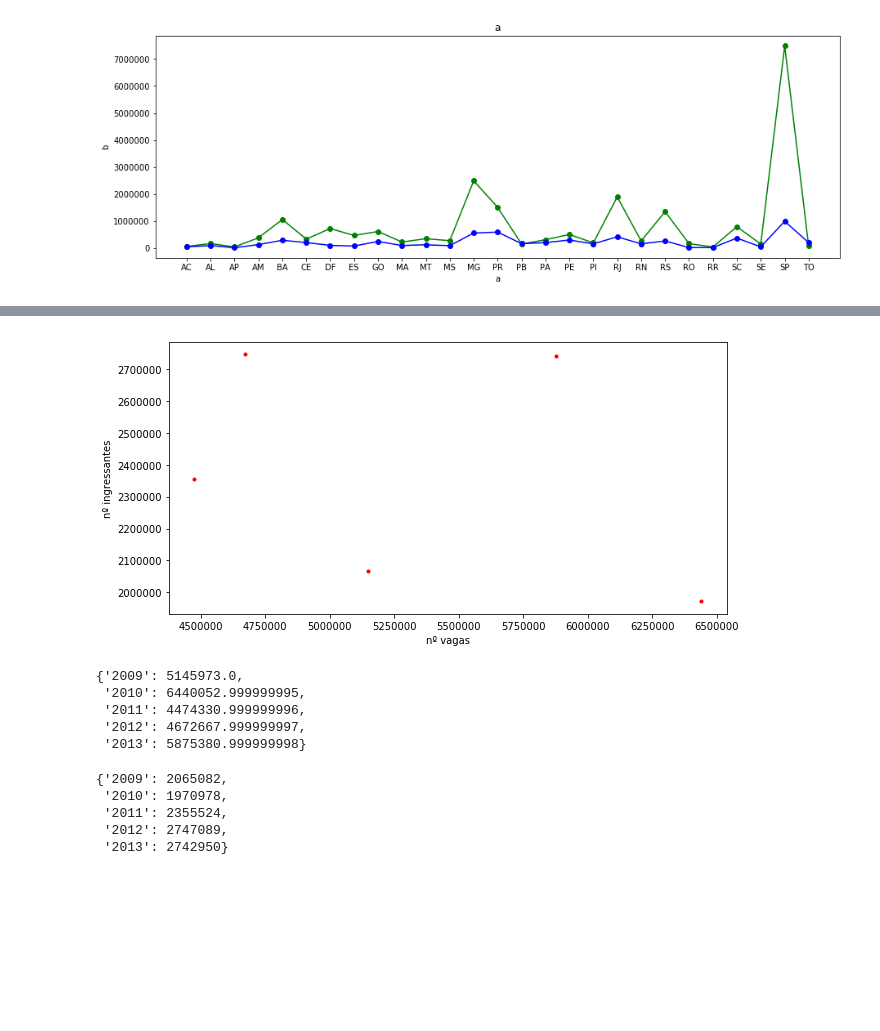
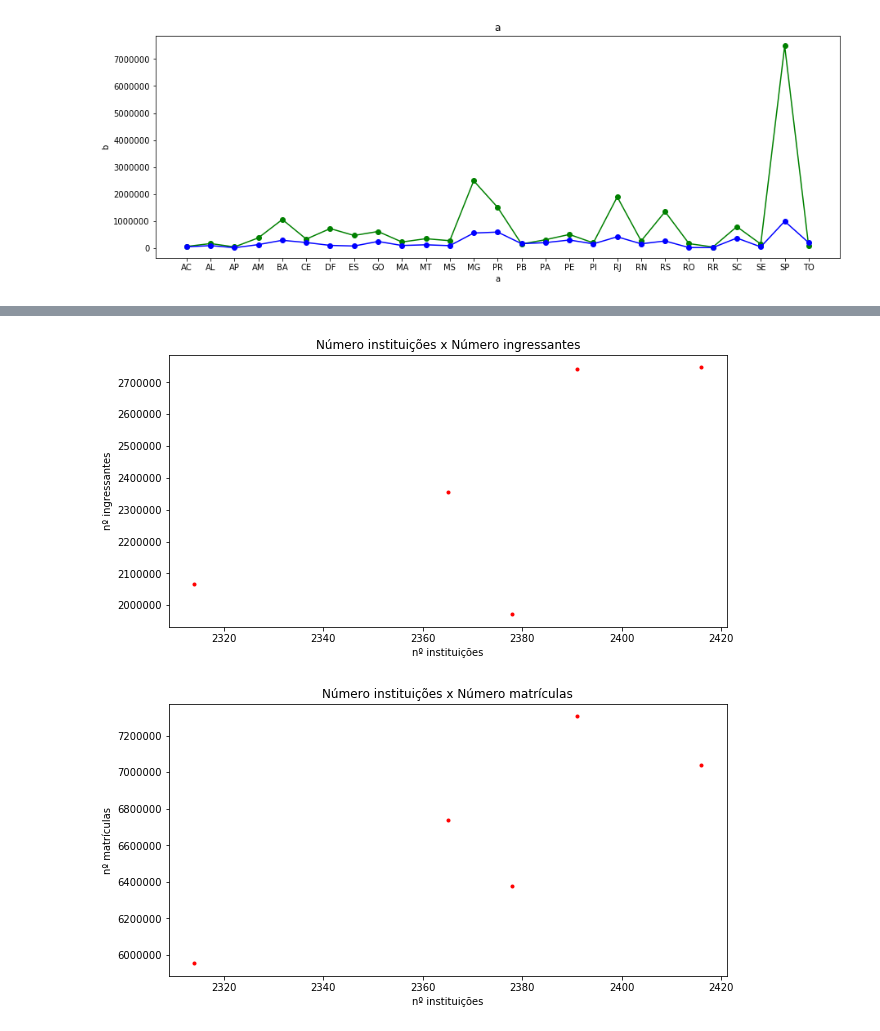
Before and after one commit to sarahraquel/learning_analytics, a Jupyter notebook: INEP.ipynb, the cells around one changed output, grey strips where cells are left out. Saved outputs shown, nothing was run; the diff lists cells and outputs as text; code cells hidden in the pictures; blank space fills up the shorter version.

Commit message:
Gráficos de dispersao feitos, com a explicação

```diff
--- a/INEP.ipynb
+++ b/INEP.ipynb
@@ -62,16 +67,20 @@ def get_median(array):
 def get_mode(array):
     return np.bincount(array).argmax()
 
-def plota_barra_linha(title, x, y, z, xlabel, ylabel):
+def plota_barra_linha(title, x, y, z, xticks, xlabel, ylabel):
+    plt.figure(figsize=(15,5))
     plt.xlabel(xlabel)
     plt.ylabel(ylabel)
     plt.title(title)
     plt.bar(x, y, color="black", align='center')
     plt.plot(x, z, color="green", marker='o', linestyle='--', linewidth=2)
+    if (xticks != None):
+        plt.xticks(x,xticks)
     plt.show()
 
 def plota_grafico_dispersao(titulo, x, y, xlabel, ylabel):
     plt.figure(figsize=(10,5))
+    plt.title(titulo)
     plt.plot(x,y,'r.',label=titulo)
     plt.xlabel(xlabel)
     plt.ylabel(ylabel)
@@ -84,6 +93,8 @@ import unicodecsv
 ingressantes_filename = 'dados/ingressantes.dll'
 concluintes_filename = 'dados/concluintes.dll'
 vagas_filename = 'dados/vagas_por_ano.csv'
+instituicoes_filename = 'dados/instituicoes.dll'
+matriculas_filename = 'dados/matriculas.dll'
 
 def read_csv(filename):
     with open(filename, 'rb') as f:
@@ -93,6 +104,8 @@ def read_csv(filename):
 ingressantes = read_csv(ingressantes_filename)
 concluintes = read_csv(concluintes_filename)
 vagas = read_csv(vagas_filename)
+instituicoes = read_csv(instituicoes_filename)
+matriculas = read_csv(matriculas_filename)
 # %%
 # Organizando os dados
 
@@ -117,6 +130,13 @@ for i in ingressantes:
     del i['\ufeffAno Censo']
     del i['Id Categoria Administrativa']
 
+for inst in instituicoes:
+    inst['Ano Censo'] = inst['\ufeffAno Censo']
+    inst['Número de Instituições de Educação Superior'] = int(inst['Número de Instituições de Educação Superior'])
+
+for mat in matriculas:
+    mat['Ano Censo'] = mat['\ufeffAno Censo']
+    mat['Número de Vínculos de Alunos'] = int(mat['Número de Vínculos de Alunos'])
 
 estados = []
 for concluinte in concluintes:
@@ -197,11 +219,15 @@ anos.sort()
 concluintes_por_ano = {}
 ingressantes_por_ano = {}
 vagas_por_ano = {}
+instituicoes_por_ano = {}
+matriculas_por_ano = {}
 
 for a in anos:
     concluintes_por_ano[a] = 0
     ingressantes_por_ano[a] = 0
     vagas_por_ano[a] = 0
+    instituicoes_por_ano[a] = 0
+    matriculas_por_ano[a] = 0
 
 for concluinte in concluintes:
     ano = concluinte['Ano Censo']
@@ -215,5 +241,10 @@ for vaga in vagas:
     ano = vaga['Ano Censo']
     vagas_por_ano[ano] += float(vaga['Número de Vagas Oferecidas'].replace(",","."))
 
+for inst in instituicoes:
+    ano = inst['Ano Censo']
+    instituicoes_por_ano[ano] += inst['Número de Instituições de Educação Superior']
 
-vagas_por_ano
+for mat in matriculas:
+    ano = mat['Ano Censo']
+    matriculas_por_ano[ano] += mat['Número de Vínculos de Alunos']
@@ -228,20 +255,6 @@ vagas_por_ano
 # %%
-plota_grafico_dispersao("Número vagas x Número ingressantes", list(vagas_por_ano.values()), list(ingressantes_por_ano.values()), "nº vagas", "nº ingressantes")
+plota_grafico_dispersao("Número instituições x Número ingressantes", list(instituicoes_por_ano.values()), list(ingressantes_por_ano.values()), "nº instituições", "nº ingressantes")
+plota_grafico_dispersao("Número instituições x Número matrículas", list(instituicoes_por_ano.values()), list(matriculas_por_ano.values()), "nº instituições", "nº matrículas")
 # %% [output]
-[figure, old version]
+[figure, new version]
+[figure, added]
-# %%
-vagas_por_ano
-# %% [output]
-{'2009': 5145973.0,
- '2010': 6440052.999999995,
- '2011': 4474330.999999996,
- '2012': 4672667.999999997,
- '2013': 5875380.999999998}
-# %%
-ingressantes_por_ano
-# %% [output]
-{'2009': 2065082,
- '2010': 1970978,
- '2011': 2355524,
- '2012': 2747089,
- '2013': 2742950}
```
Also changed, not shown: parts of 4 cells of this notebook, 3 other files.
